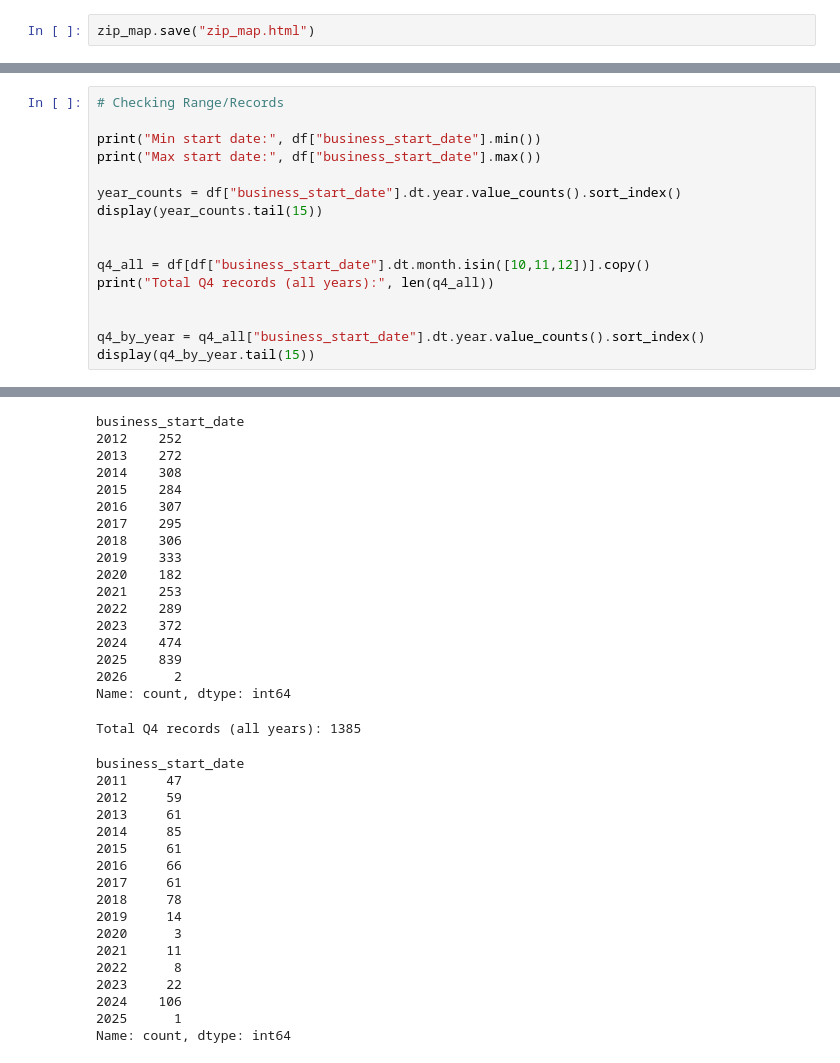
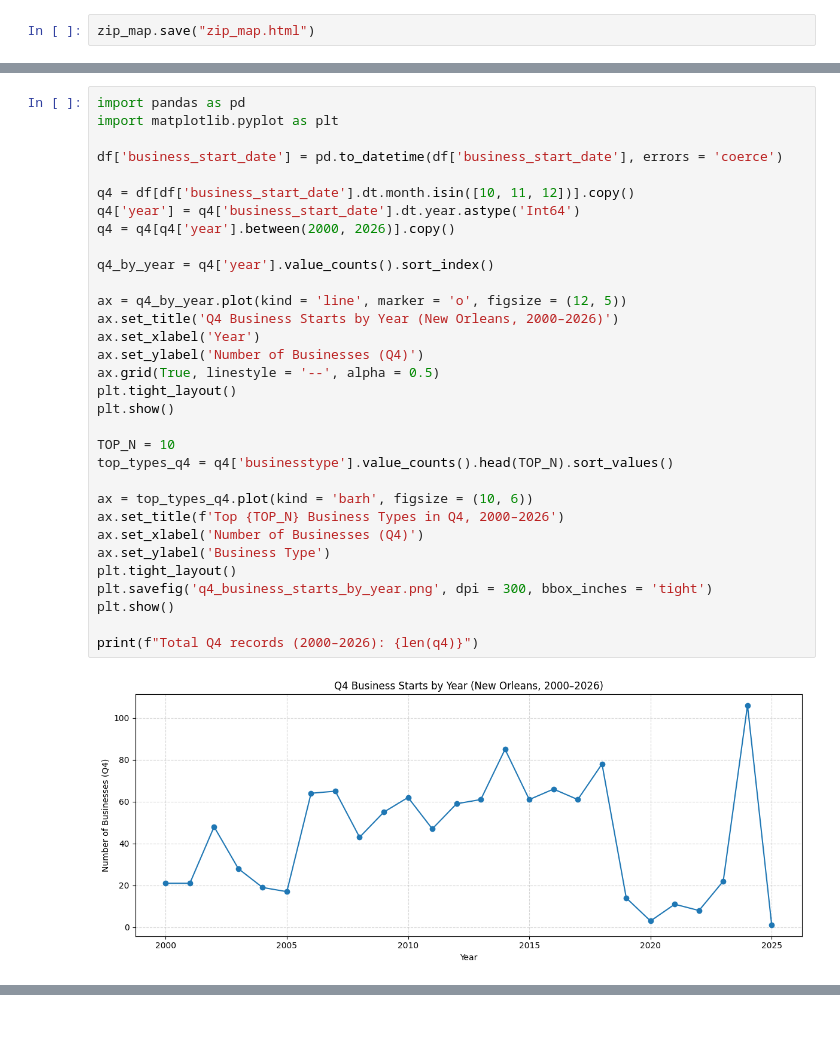
Before and after one commit to HCBrooks-lab/nola_occ_lic25, a Jupyter notebook: nola_occ_lic_analysis.ipynb, the cells around one changed output, grey strips where cells are left out. Saved outputs shown, nothing was run; the diff lists cells and outputs as text; blank space fills up the shorter version.

```diff
--- a/nola_occ_lic_analysis.ipynb
+++ b/nola_occ_lic_analysis.ipynb
@@ -556,17 +698,34 @@ This analysis examines the most common business license types issued in New Orle
 # %%
-# Checking Range/Records
+import pandas as pd
+import matplotlib.pyplot as plt
 
-print("Min start date:", df["business_start_date"].min())
-print("Max start date:", df["business_start_date"].max())
+df['business_start_date'] = pd.to_datetime(df['business_start_date'], errors = 'coerce')
 
-year_counts = df["business_start_date"].dt.year.value_counts().sort_index()
-display(year_counts.tail(15))
+q4 = df[df['business_start_date'].dt.month.isin([10, 11, 12])].copy()
+q4['year'] = q4['business_start_date'].dt.year.astype('Int64')
+q4 = q4[q4['year'].between(2000, 2026)].copy()
 
+q4_by_year = q4['year'].value_counts().sort_index()
 
-q4_all = df[df["business_start_date"].dt.month.isin([10,11,12])].copy()
-print("Total Q4 records (all years):", len(q4_all))
+ax = q4_by_year.plot(kind = 'line', marker = 'o', figsize = (12, 5))
+ax.set_title('Q4 Business Starts by Year (New Orleans, 2000–2026)')
+ax.set_xlabel('Year')
+ax.set_ylabel('Number of Businesses (Q4)')
+ax.grid(True, linestyle = '--', alpha = 0.5)
+plt.tight_layout()
+plt.show()
 
+TOP_N = 10
+top_types_q4 = q4['businesstype'].value_counts().head(TOP_N).sort_values()
 
-q4_by_year = q4_all["business_start_date"].dt.year.value_counts().sort_index()
-display(q4_by_year.tail(15))
+ax = top_types_q4.plot(kind = 'barh', figsize = (10, 6))
+ax.set_title(f'Top {TOP_N} Business Types in Q4, 2000–2026')
+ax.set_xlabel('Number of Businesses (Q4)')
+ax.set_ylabel('Business Type')
+plt.tight_layout()
+plt.savefig('q4_business_starts_by_year.png', dpi = 300, bbox_inches = 'tight')
+plt.show()
+
+print(f"Total Q4 records (2000–2026): {len(q4)}")
 # %% [output]
+[figure, added]
@@ -575,35 +733,0 @@ Max start date: 2026-03-01 00:00:00
-business_start_date
-2012    252
-2013    272
-2014    308
-2015    284
-2016    307
-2017    295
-2018    306
-2019    333
-2020    182
-2021    253
-2022    289
-2023    372
-2024    474
-2025    839
-2026      2
-Name: count, dtype: int64
-Total Q4 records (all years): 1385
-business_start_date
-2011     47
-2012     59
-2013     61
-2014     85
-2015     61
-2016     66
-2017     61
-2018     78
-2019     14
-2020      3
-2021     11
-2022      8
-2023     22
-2024    106
-2025      1
-Name: count, dtype: int64
```
Also changed, not shown: parts of 35 cells of this notebook, 8 other files.
